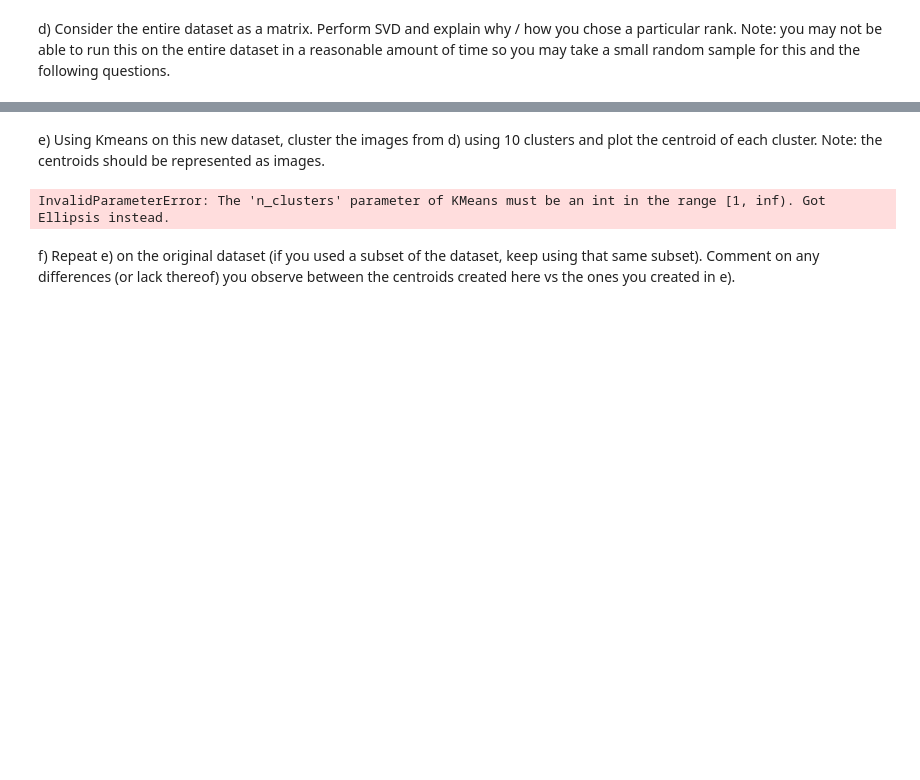
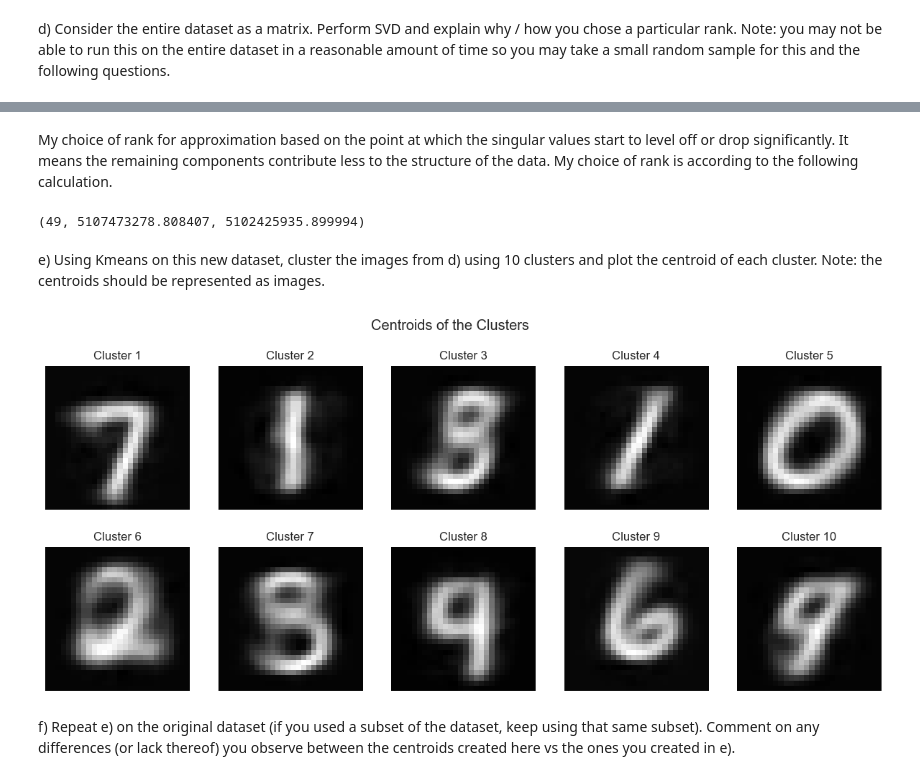
Before and after one commit to MaoMaoCV/Data-Science-Fundamentals, a Jupyter notebook: lecture_10/worksheet_10.ipynb, the cells around one changed output, grey strips where cells are left out. Saved outputs shown, nothing was run; the diff lists cells and outputs as text; code cells hidden in the pictures; blank space fills up the shorter version.

```diff
--- a/lecture_10/worksheet_10.ipynb
+++ b/lecture_10/worksheet_10.ipynb
@@ -411,11 +413,53 @@ plt.show()
+# %% [markdown]
+My choice of rank for approximation based on the point at which the singular values start to level off or drop significantly. It means the remaining components contribute less to the structure of the data. My choice of rank is according to the following calculation.
+# %%
+# Calculate the total area under the curve using the sum of squares of singular values
+total_area = np.sum(S**2)
+
+# Calculate the cumulative sum of squares of singular values
+cumulative_sum = np.cumsum(S**2)
+
+# Find the index where the cumulative sum reaches 90% of the total area
+threshold = 0.9 * total_area
+rank_index = np.where(cumulative_sum >= threshold)[0][0]  # Get the first index that crosses the threshold
+
+rank_index, cumulative_sum[rank_index], threshold
+# %% [output]
+(49, 5107473278.808407, 5102425935.899994)
 # %% [markdown]
 e) Using Kmeans on this new dataset, cluster the images from d) using 10 clusters and plot the centroid of each cluster. Note: the centroids should be represented as images.
-# %%
-from sklearn.cluster import KMeans
-
-kmeans = KMeans(n_clusters=..., init='k-means++')
-kmeans.fit_predict(...)
-# %% [output]
-InvalidParameterError: The 'n_clusters' parameter of KMeans must be an int in the range [1, inf). Got Ellipsis instead.
+# %%
+from sklearn.cluster import KMeans
+
+import matplotlib.pyplot as plt
+
+# Assuming the rank to choose is 50 based on previous discussions
+rank = 50
+X_reduced = np.dot(X_sample, VT[:rank, :].T)
+
+# Apply KMeans clustering on the reduced dataset
+kmeans = KMeans(n_clusters=10, random_state=42)
+kmeans.fit(X_reduced)
+
+# Retrieve the centroids
+centroids = kmeans.cluster_centers_
+
+# Project centroids back to original space
+centroids_original_space = np.dot(centroids, VT[:rank, :])
+
+# Plot the centroids as images
+fig, axs = plt.subplots(2, 5, figsize=(15, 6))
+for i, ax in enumerate(axs.flat):
+    ax.imshow(centroids_original_space[i].reshape(28, 28), cmap='gray')
+    ax.axis('off')
+    ax.set_title(f'Cluster {i+1}')
+plt.suptitle('Centroids of the Clusters')
+plt.show()
+
+
+# kmeans = KMeans(n_clusters=..., init='k-means++')
+# kmeans.fit_predict(...)
+# %% [output]
+[figure, added]
 # %% [markdown]
 f) Repeat e) on the original dataset (if you used a subset of the dataset, keep using that same subset). Comment on any differences (or lack thereof) you observe between the centroids created here vs the ones you created in e).
```
Also changed, not shown: parts of 7 cells of this notebook.
